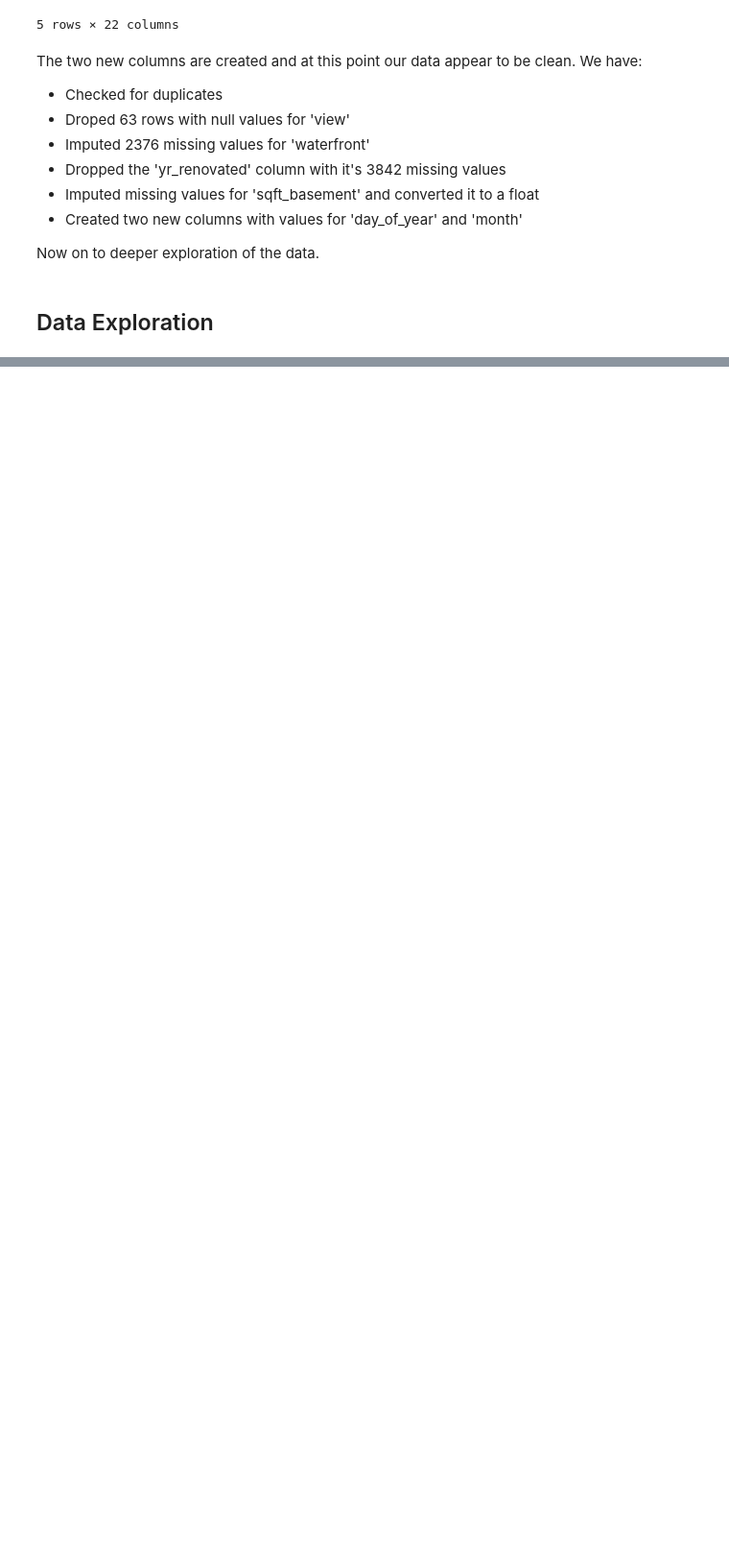
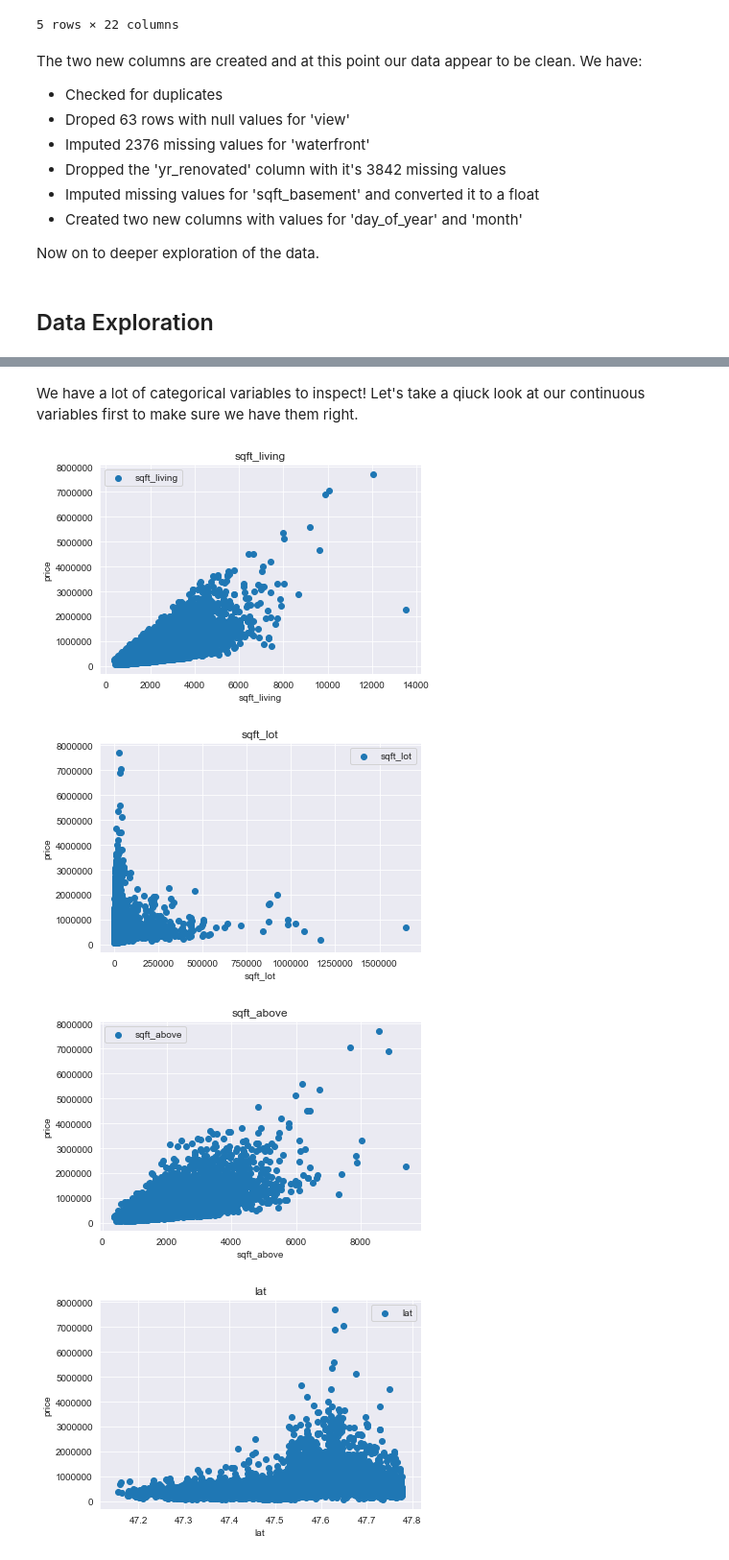
Before and after one commit to rab175/dsc-v2-mod1-final-project-online-ds-pt-071519, a Jupyter notebook: student.ipynb, the cells around one changed output, grey strips where cells are left out. Shown at 96% size. Cells and saved outputs as stored; diff of their text form; code cells hidden in the pictures; blank space fills up the shorter version.

```diff
--- a/student.ipynb
+++ b/student.ipynb
@@ -497,9 +470,0 @@ month: 12
-# %%
-#
-lower_count_values = []
-for col in df:
-    if df[col].nunique() <= 1034:
-        lower_count_values.append(col)
-
-lower_count_values = lower_count_values[1:]
-lower_count_values
@@ -646,0 +532,4 @@ Kings County Data Set - Exploratory Data Analysis for: view
+# %%
+# create new df without date, id
+df2 = df.drop(['id', 'date'], axis=1)
+df2.head(2)
@@ -646,0 +540,13 @@ Kings County Data Set - Exploratory Data Analysis for: view
+# %%
+# let's also create lists of our two variable groups for ease of working with them
+# day_of_year is our largest categorical variable, we can use it to make our lists
+cats = []
+conts = []
+for col in df2.columns:
+    if df2[col].nunique() <= 356:
+        cats.append(col)
+    else:
+        conts.append(col)
+
+print(cats)
+print(conts)
@@ -646,0 +556,16 @@ Kings County Data Set - Exploratory Data Analysis for: view
+# %% [markdown]
+We have a lot of categorical variables to inspect! Let's take a qiuck look at our continuous variables first to make sure we have them right.
+# %%
+# create a sacatter plot for each continuous variable execpt for price
+for col in conts[1:]:
+    plt.scatter(df2[col], df2.price, label=col)
+    plt.legend()
+    plt.xlabel(col)
+    plt.ylabel('price')
+    plt.title(col)
+    plt.show()
+# %% [output]
+[figure, added]
+[figure, added]
+[figure, added]
+[figure, added]
```
Also changed, not shown: parts of 79 cells of this notebook.
